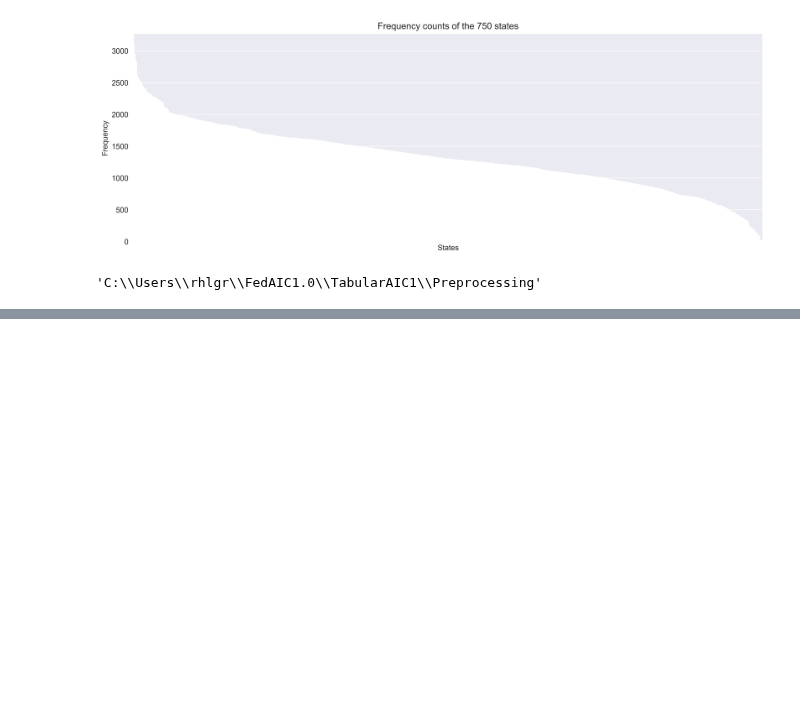
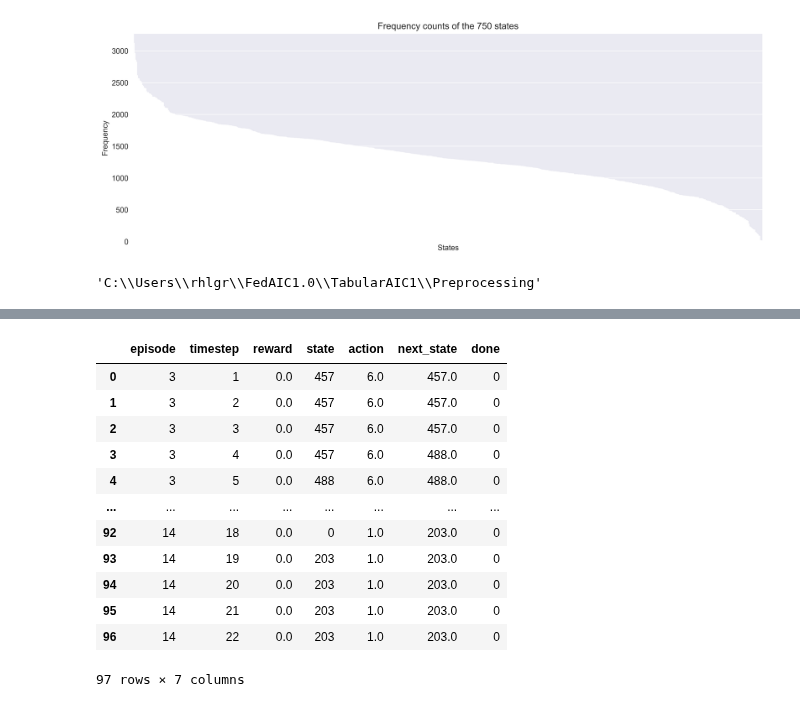
Before and after one commit to Rahul-D-George/FedAIC1.0, a Jupyter notebook: TabularAIC1/Preprocessing/MIMIC_26129_Preprocessing.ipynb, the cells around one changed output, grey strips where cells are left out. Saved outputs shown, nothing was run; the diff lists cells and outputs as text; code cells hidden in the pictures; blank space fills up the shorter version.

```diff
--- a/TabularAIC1/Preprocessing/MIMIC_26129_Preprocessing.ipynb
+++ b/TabularAIC1/Preprocessing/MIMIC_26129_Preprocessing.ipynb
@@ -289,0 +344,20 @@ pwd
+# %%
+column_order = ['episode', 'timestep', 'reward', 'state', 'action', 'next_state', 'done']
+df = df[column_order]
+df.to_csv('df_final.csv')
+# %%
+df.head(100)
+# %% [output]
+|  | episode | timestep | reward | state | action | next_state | done |
+| 0 | 3 | 1 | 0.0 | 457 | 6.0 | 457.0 | 0 |
+| 1 | 3 | 2 | 0.0 | 457 | 6.0 | 457.0 | 0 |
+| 2 | 3 | 3 | 0.0 | 457 | 6.0 | 457.0 | 0 |
+| 3 | 3 | 4 | 0.0 | 457 | 6.0 | 488.0 | 0 |
+| 4 | 3 | 5 | 0.0 | 488 | 6.0 | 488.0 | 0 |
+| ... | ... | ... | ... | ... | ... | ... | ... |
+| 92 | 14 | 18 | 0.0 | 0 | 1.0 | 203.0 | 0 |
+| 93 | 14 | 19 | 0.0 | 203 | 1.0 | 203.0 | 0 |
+| 94 | 14 | 20 | 0.0 | 203 | 1.0 | 203.0 | 0 |
+| 95 | 14 | 21 | 0.0 | 203 | 1.0 | 203.0 | 0 |
+| 96 | 14 | 22 | 0.0 | 203 | 1.0 | 203.0 | 0 |
+97 rows × 7 columns
```
Also changed, not shown: parts of 4 cells of this notebook, 5 other files.
